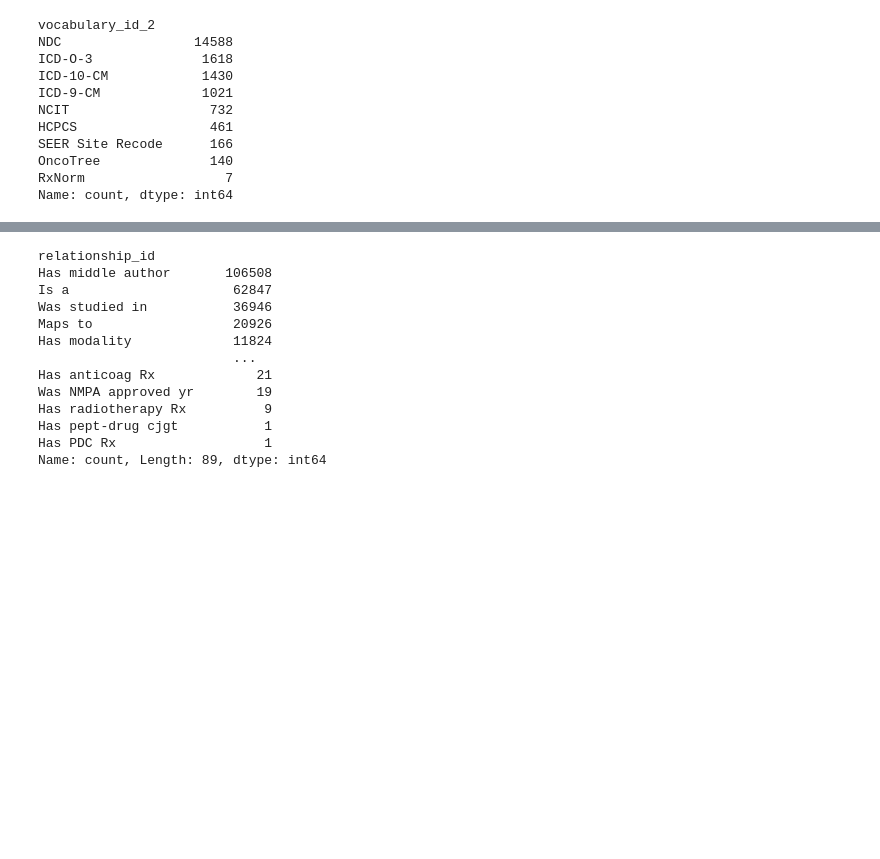
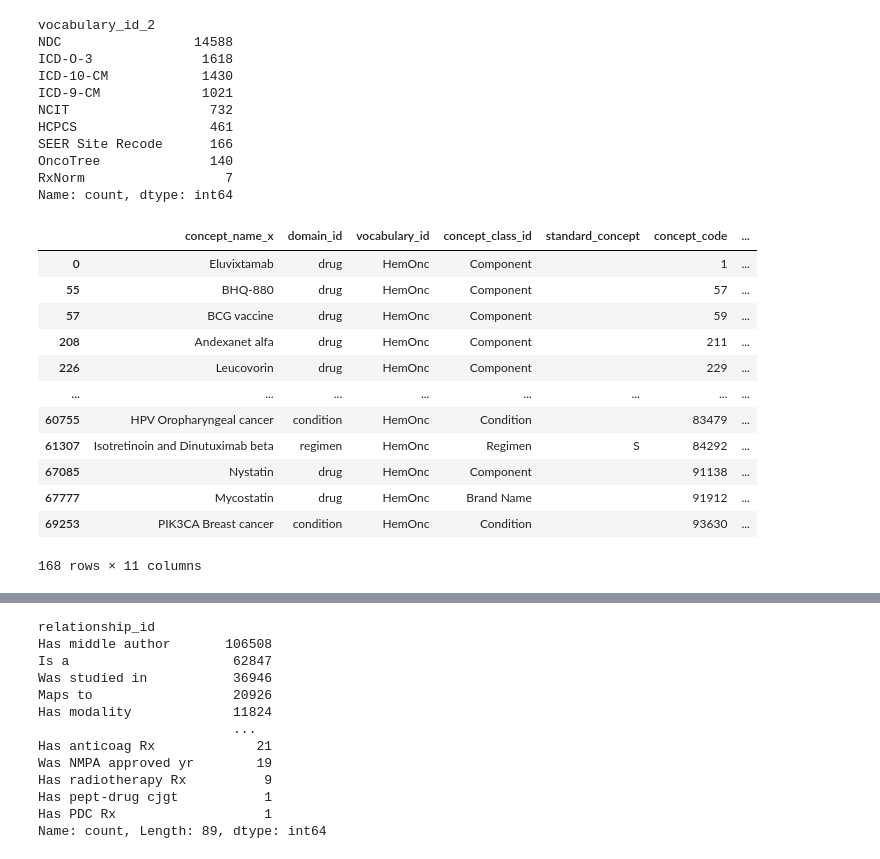
Before and after one commit to AustralianCancerDataNetwork/HemOnc_Alchemy, a Jupyter notebook: notebooks/01_import_hemonc_source.ipynb, the cells around one changed output, grey strips where cells are left out. Cells and saved outputs as stored; diff of their text form; code cells hidden in the pictures; blank space fills up the shorter version.

```diff
--- a/notebooks/01_import_hemonc_source.ipynb
+++ b/notebooks/01_import_hemonc_source.ipynb
@@ -201,6 +239,22 @@ code_mods = concept_stage.merge(
     on=['concept_code', 'vocabulary_id'],
     how='left'
 )
+# %%
+code_mods[(code_mods.concept_name_x != code_mods.concept_name_y) & ~code_mods.concept_class_id.isin(non_omop_class) & code_mods.concept_name_y.notna()]
+# %% [output]
+|  | concept_name_x | domain_id | vocabulary_id | concept_class_id | standard_concept | concept_code | ... |
+| 0 | Eluvixtamab | drug | HemOnc | Component |  | 1 | ... |
+| 55 | BHQ-880 | drug | HemOnc | Component |  | 57 | ... |
+| 57 | BCG vaccine | drug | HemOnc | Component |  | 59 | ... |
+| 208 | Andexanet alfa | drug | HemOnc | Component |  | 211 | ... |
+| 226 | Leucovorin | drug | HemOnc | Component |  | 229 | ... |
+| ... | ... | ... | ... | ... | ... | ... | ... |
+| 60755 | HPV Oropharyngeal cancer | condition | HemOnc | Condition |  | 83479 | ... |
+| 61307 | Isotretinoin and Dinutuximab beta | regimen | HemOnc | Regimen | S | 84292 | ... |
+| 67085 | Nystatin | drug | HemOnc | Component |  | 91138 | ... |
+| 67777 | Mycostatin | drug | HemOnc | Brand Name |  | 91912 | ... |
+| 69253 | PIK3CA Breast cancer | condition | HemOnc | Condition |  | 93630 | ... |
+168 rows × 11 columns
 # %%
 # there are some hemonc components that have changed concept_code? this will not be backwards compatible?
 code_mods[(code_mods.concept_name_x != code_mods.concept_name_y) & ~code_mods.concept_class_id.isin(non_omop_class) & code_mods.concept_name_y.notna()].to_csv('reused_codes.csv', index=False)
```
Also changed, not shown: parts of 6 cells of this notebook, 2 other files.
